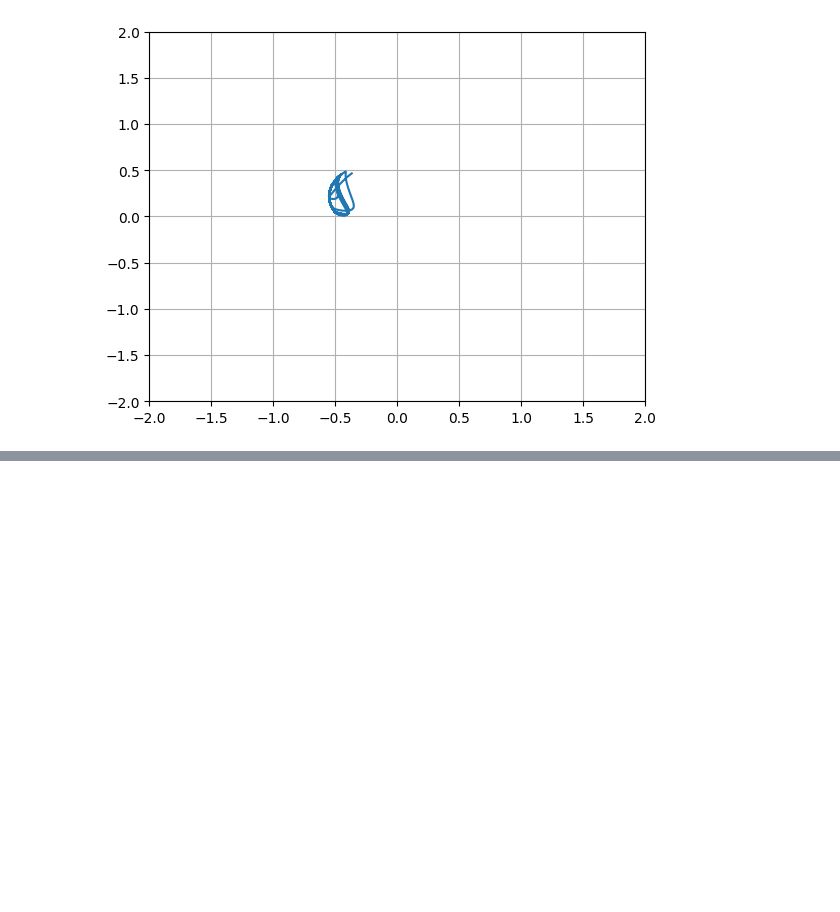
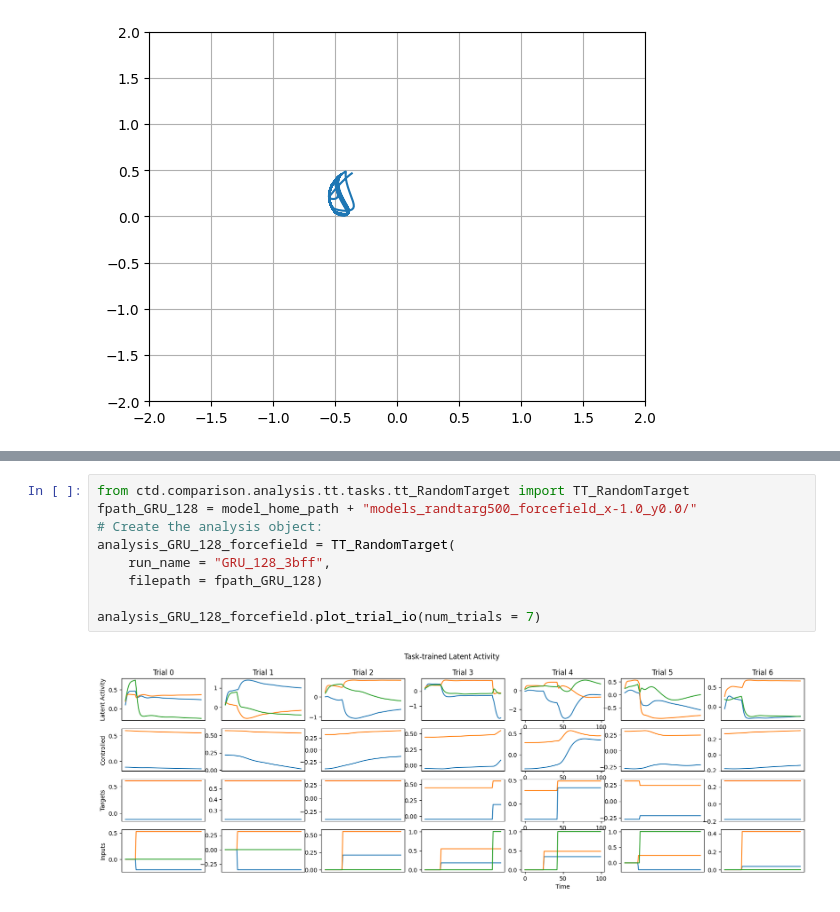
Before and after one commit to baranova-liza/NeuroMatch25, a Jupyter notebook: ForceFieldRandomReachingTask.ipynb, the cells around one changed output, grey strips where cells are left out. Drawn from its saved outputs; the diff is of its cells as text; blank space fills up the shorter version.

```diff
--- a/ForceFieldRandomReachingTask.ipynb
+++ b/ForceFieldRandomReachingTask.ipynb
@@ -1443,0 +1462,11 @@ plt.grid(True)
+# %%
+from ctd.comparison.analysis.tt.tasks.tt_RandomTarget import TT_RandomTarget
+fpath_GRU_128 = model_home_path + "models_randtarg500_forcefield_x-1.0_y0.0/"
+# Create the analysis object:
+analysis_GRU_128_forcefield = TT_RandomTarget(
+    run_name = "GRU_128_3bff",
+    filepath = fpath_GRU_128)
+
+analysis_GRU_128_forcefield.plot_trial_io(num_trials = 7)
+# %% [output]
+[figure, added]
```
Also changed, not shown: parts of 33 cells of this notebook.
